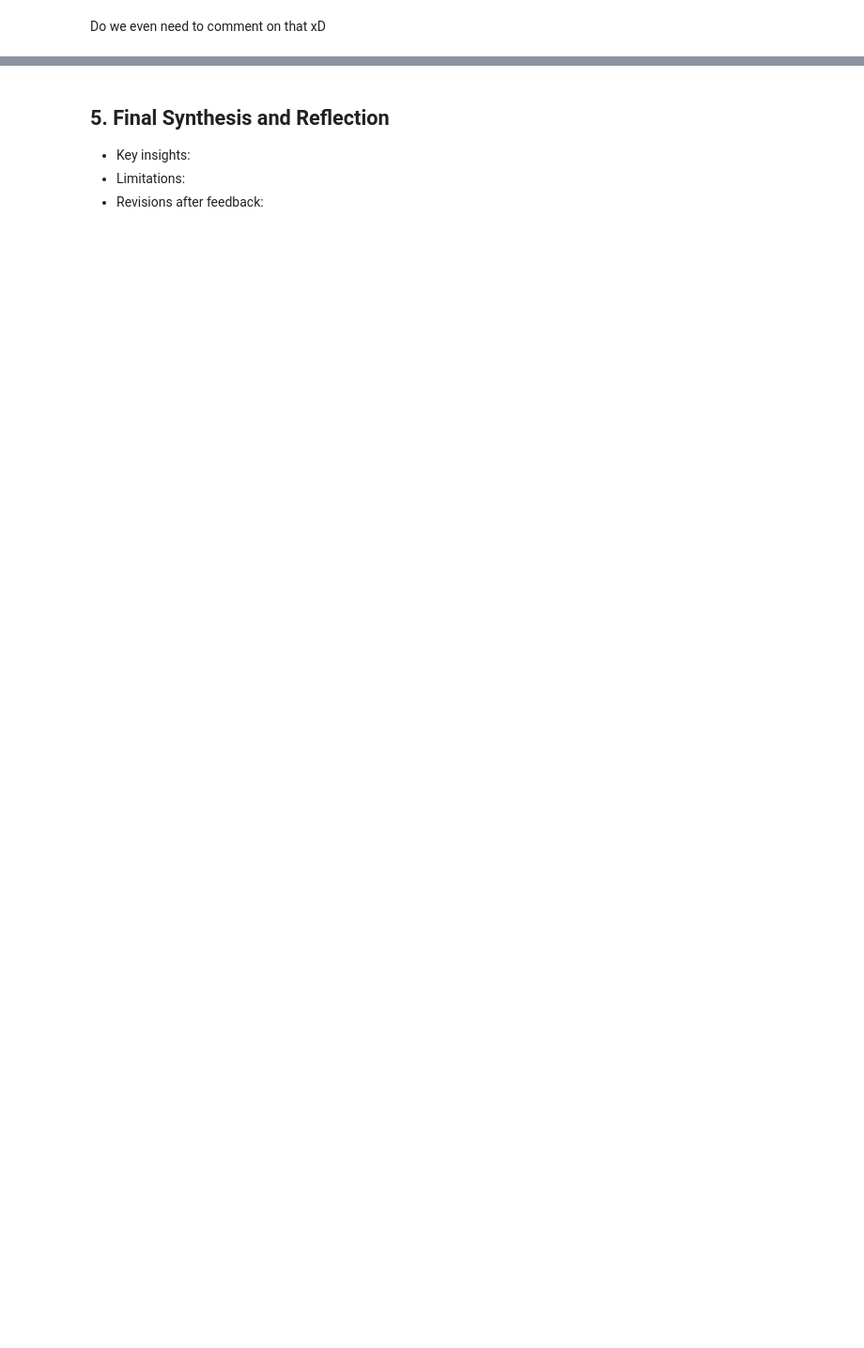
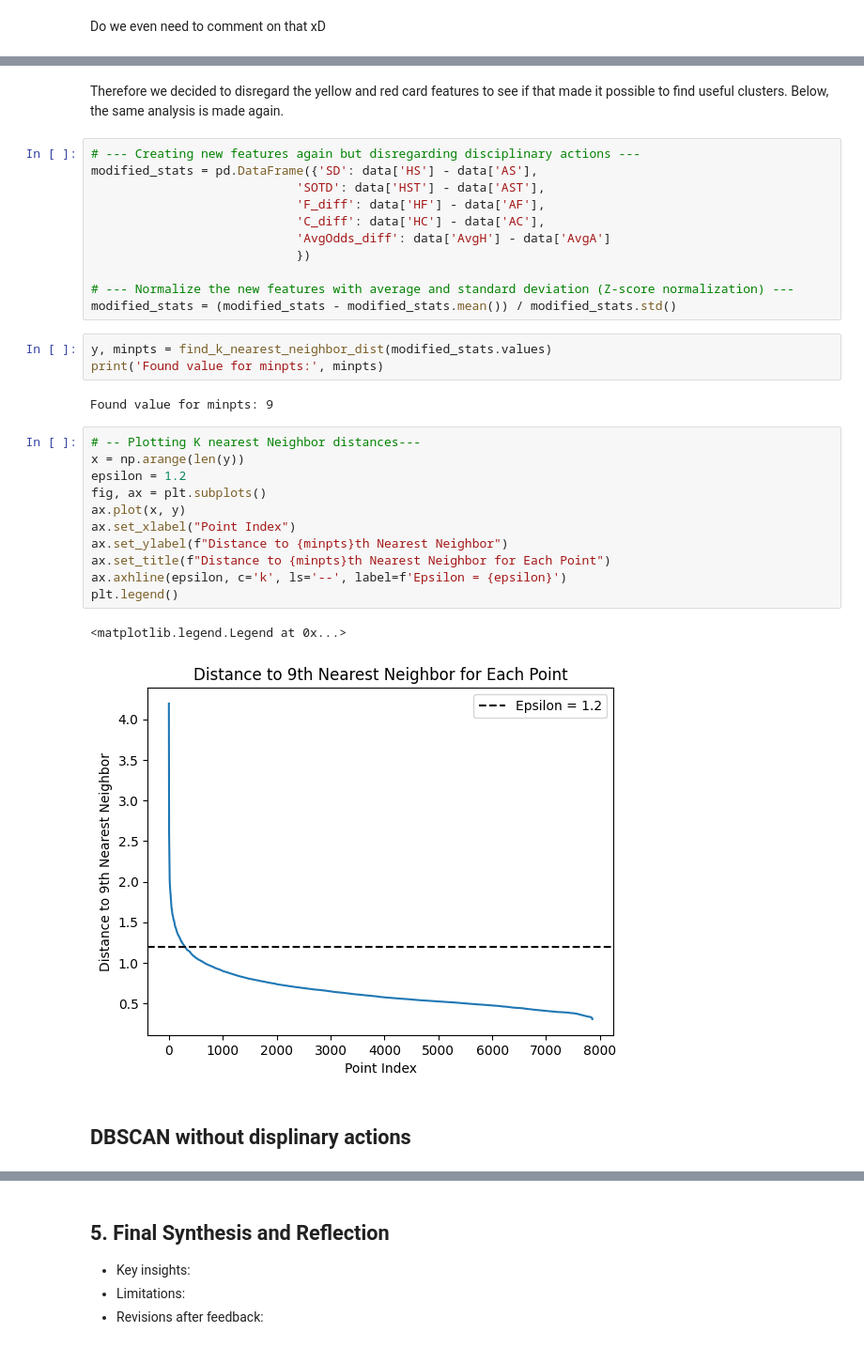
Before and after one commit to frederik007hb/Data-Mining, a Jupyter notebook: Group29_Checkpoint 1.ipynb, the cells around one changed output, grey strips where cells are left out. Shown at 94% size. Saved outputs shown, nothing was run; the diff lists cells and outputs as text; blank space fills up the shorter version.

```diff
--- a/Group29_Checkpoint 1.ipynb
+++ b/Group29_Checkpoint 1.ipynb
@@ -568,0 +566,34 @@ Therefor we decided to disregard the car features to see what we wanted to get?
+# %% [markdown]
+Therefore we decided to disregard the yellow and red card features to see if that made it possible to find useful clusters. Below, the same analysis is made again.
+# %%
+# --- Creating new features again but disregarding disciplinary actions ---
+modified_stats = pd.DataFrame({'SD': data['HS'] - data['AS'],
+                            'SOTD': data['HST'] - data['AST'],
+                            'F_diff': data['HF'] - data['AF'],
+                            'C_diff': data['HC'] - data['AC'],
+                            'AvgOdds_diff': data['AvgH'] - data['AvgA']
+                            })
+
+# --- Normalize the new features with average and standard deviation (Z-score normalization) ---
+modified_stats = (modified_stats - modified_stats.mean()) / modified_stats.std()
+# %%
+y, minpts = find_k_nearest_neighbor_dist(modified_stats.values)
+print('Found value for minpts:', minpts)
+# %% [output]
+Found value for minpts: 9
+# %%
+# -- Plotting K nearest Neighbor distances---
+x = np.arange(len(y))
+epsilon = 1.2
+fig, ax = plt.subplots()
+ax.plot(x, y)
+ax.set_xlabel("Point Index")
+ax.set_ylabel(f"Distance to {minpts}th Nearest Neighbor")
+ax.set_title(f"Distance to {minpts}th Nearest Neighbor for Each Point")
+ax.axhline(epsilon, c='k', ls='--', label=f'Epsilon = {epsilon}')
+plt.legend()
+# %% [output]
+<matplotlib.legend.Legend at 0x...>
+[figure, added]
+# %% [markdown]
+## DBSCAN without displinary actions
```
Also changed, not shown: parts of 12 cells of this notebook.
